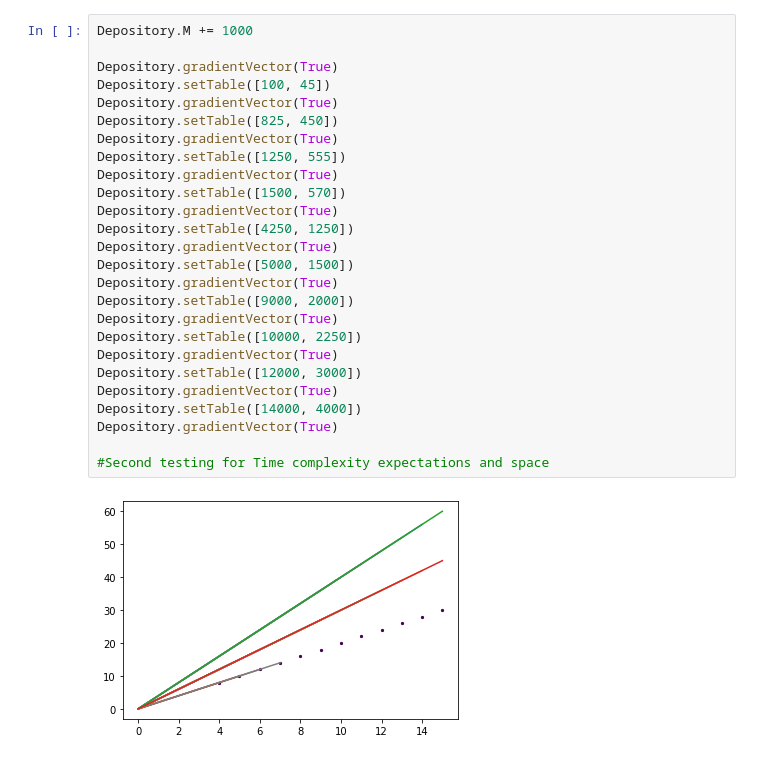
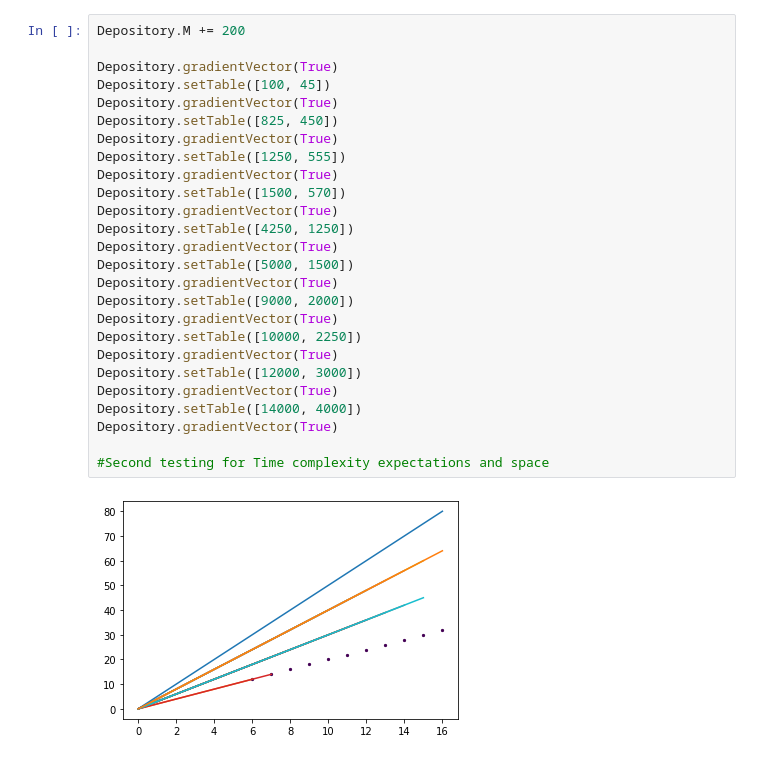
Before and after one commit to Pomidorka1234/Table-Efficiency, a Jupyter notebook: JupyModule.ipynb, the cells around one changed output. Cells and saved outputs as stored; diff of their text form.

```diff
--- a/JupyModule.ipynb
+++ b/JupyModule.ipynb
@@ -66,28 +86,28 @@ L3 |  2500  650
 # %%
-Depository.M += 1000
+Depository.M += 200
 
 Depository.gradientVector(True)
 Depository.setTable([100, 45])
 Depository.gradientVector(True)
 Depository.setTable([825, 450])
 Depository.gradientVector(True)
 Depository.setTable([1250, 555])
 Depository.gradientVector(True)
 Depository.setTable([1500, 570])
 Depository.gradientVector(True)
 Depository.setTable([4250, 1250])
 Depository.gradientVector(True)
 Depository.setTable([5000, 1500])
 Depository.gradientVector(True)
 Depository.setTable([9000, 2000])
 Depository.gradientVector(True)
 Depository.setTable([10000, 2250])
 Depository.gradientVector(True)
 Depository.setTable([12000, 3000])
 Depository.gradientVector(True)
 Depository.setTable([14000, 4000])
 Depository.gradientVector(True)
 
 #Second testing for Time complexity expectations and space
 # %% [output]
-[figure, old version]
+[figure, new version]
```
Also changed, not shown: parts of 3 cells of this notebook, 1 other file.
